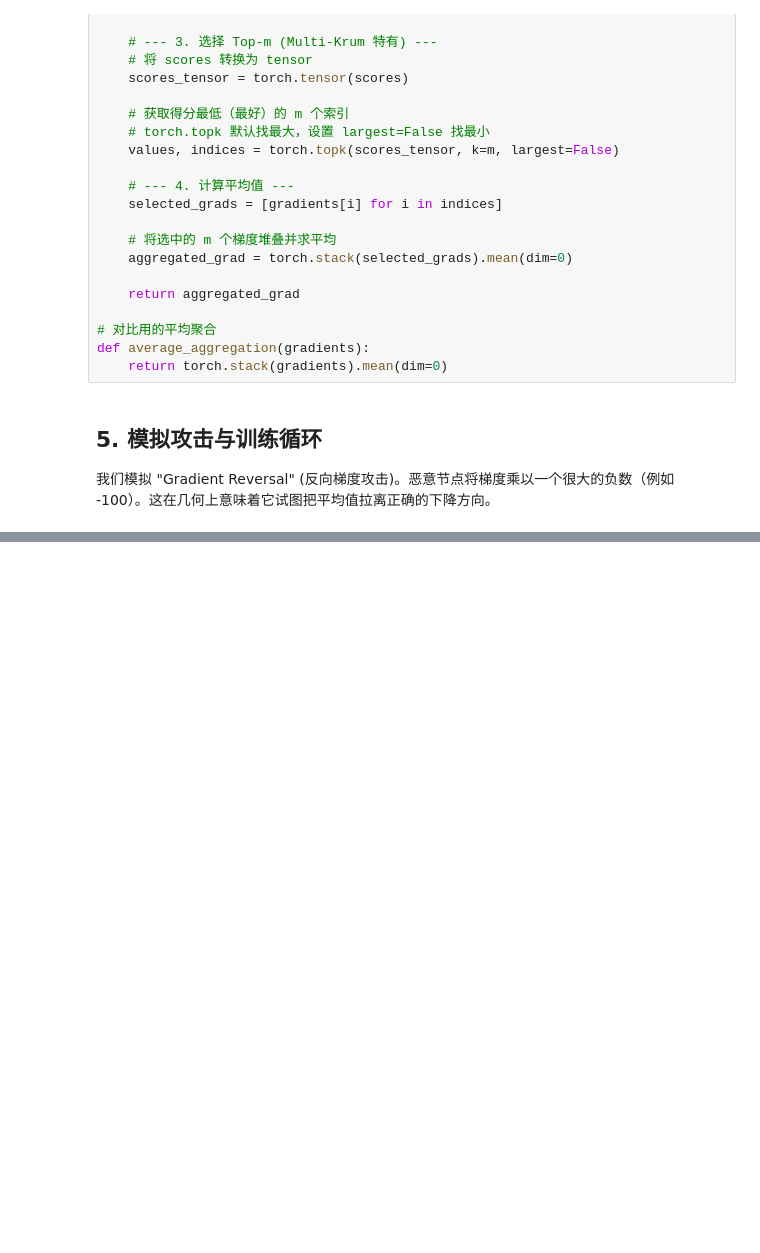
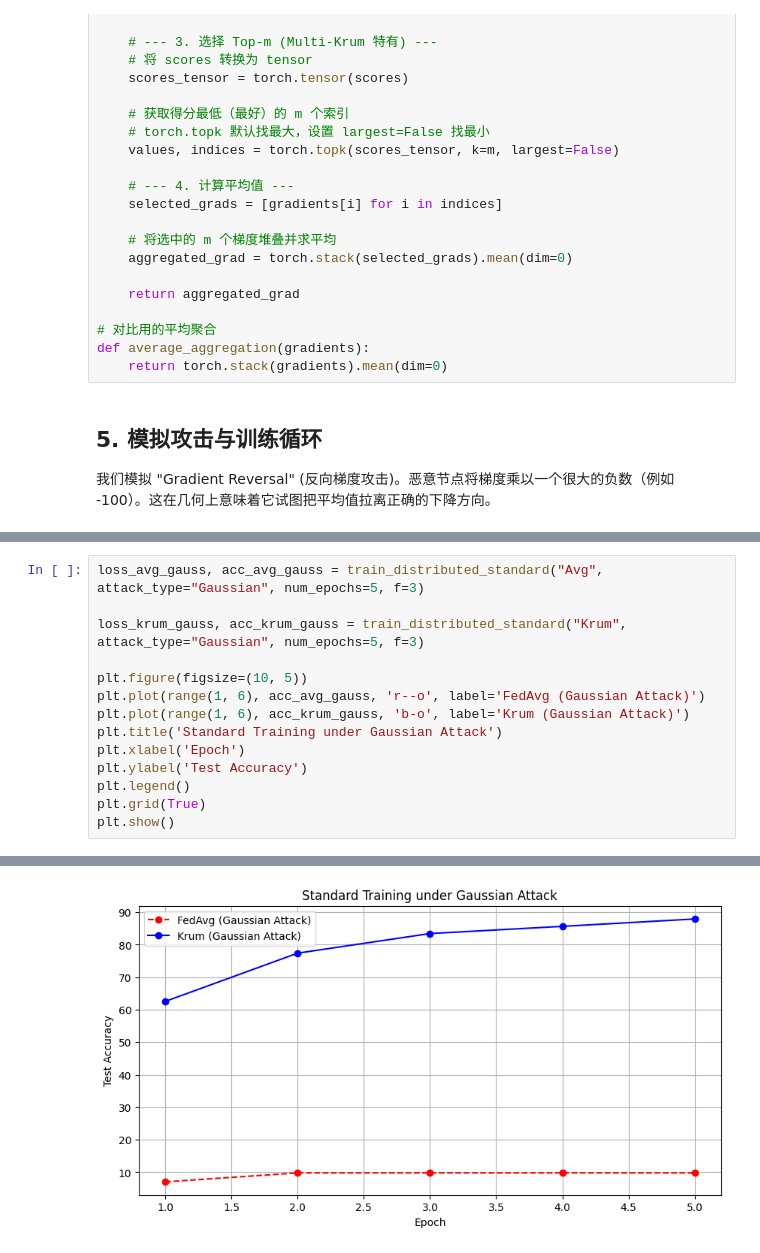
Before and after one commit to Forst25571765/Byzantine-Krum-MNIST, a Jupyter notebook: byzantine_krum_mnist.ipynb, the cells around one changed output, grey strips where cells are left out. Drawn from its saved outputs; the diff is of its cells as text; blank space fills up the shorter version.

```diff
--- a/byzantine_krum_mnist.ipynb
+++ b/byzantine_krum_mnist.ipynb
@@ -407,0 +559,15 @@ Epoch 5: Loss=0.4263, Accuracy=89.90%
+# %%
+loss_avg_gauss, acc_avg_gauss = train_distributed_standard("Avg", attack_type="Gaussian", num_epochs=5, f=3)
+
+loss_krum_gauss, acc_krum_gauss = train_distributed_standard("Krum", attack_type="Gaussian", num_epochs=5, f=3)
+
+plt.figure(figsize=(10, 5))
+plt.plot(range(1, 6), acc_avg_gauss, 'r--o', label='FedAvg (Gaussian Attack)')
+plt.plot(range(1, 6), acc_krum_gauss, 'b-o', label='Krum (Gaussian Attack)')
+plt.title('Standard Training under Gaussian Attack')
+plt.xlabel('Epoch')
+plt.ylabel('Test Accuracy')
+plt.legend()
+plt.grid(True)
+plt.show()
+# %% [output]
@@ -407,0 +586 @@ Epoch 5: Loss=0.4263, Accuracy=89.90%
+[figure, added]
```
Also changed, not shown: parts of 8 cells of this notebook, 8 other files.
